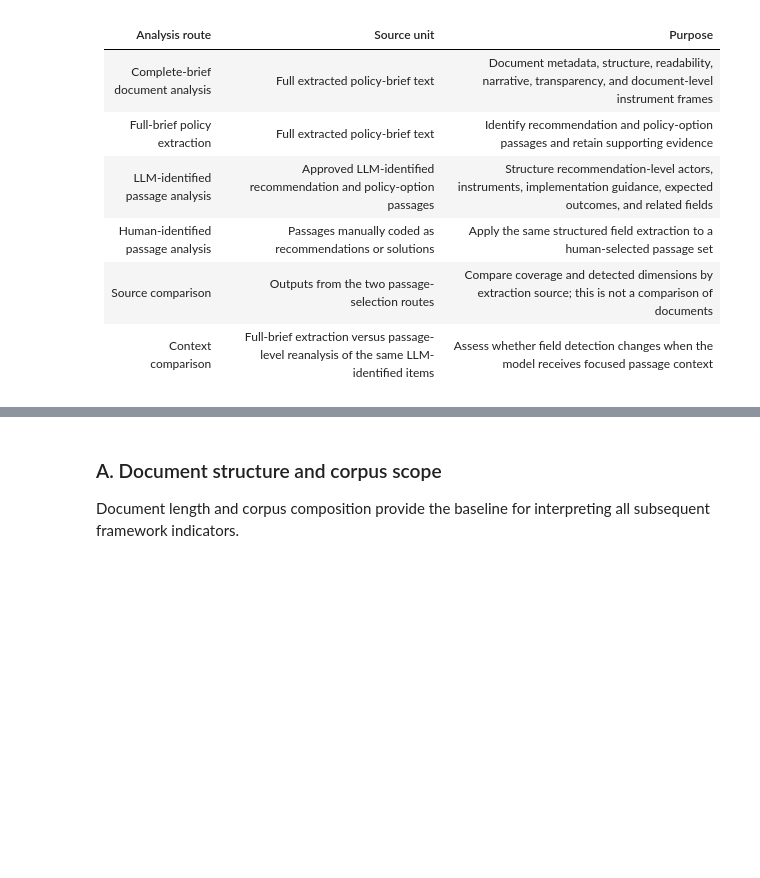
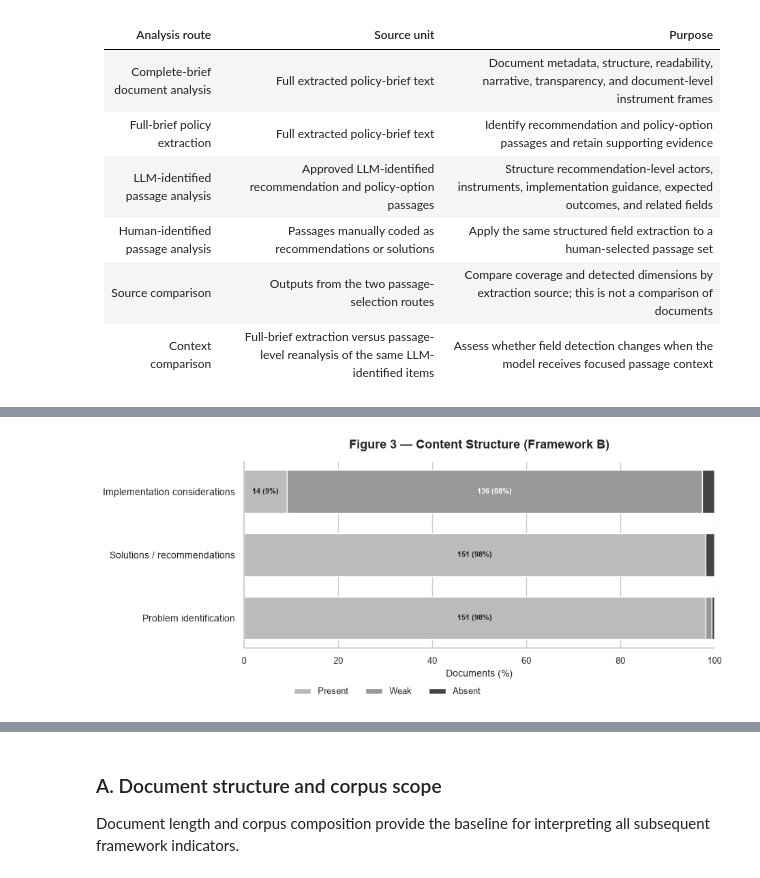
Before and after one commit to doschul/PolicyBriefAnalysis, a Jupyter notebook: policy_brief_analysis_integrated.ipynb, the cells around one changed output, grey strips where cells are left out. Cells and saved outputs as stored; diff of their text form; code cells hidden in the pictures; blank space fills up the shorter version.

```diff
--- a/policy_brief_analysis_integrated.ipynb
+++ b/policy_brief_analysis_integrated.ipynb
@@ -942,0 +584,78 @@ Image("fig8.png")
+# %%
+STATUS_COLORS = {
+    'present': C_AGREE,
+    'weak':    C_ACCENT,
+    'absent':  C_DISAGREE,
+}
+
+dims_b = [
+    ('B2_problem_identified',    'Problem identification'),
+    ('B3_solutions_status',      'Solutions (policy recommendations or policy options)'),
+    ('B4_implementation_status', 'Implementation considerations'),
+]
+
+N = len(analysis_df)
+available_b = [(c, t) for c, t in dims_b if c in analysis_df.columns]
+dim_labels  = [t for _, t in available_b]
+levels      = ['present', 'weak', 'absent']
+
+sns.set_context('notebook')
+fig, ax = plt.subplots(figsize=(10, 4.4))
+left = np.zeros(len(available_b), dtype=float)
+
+for level in levels:
+    counts = np.array([
+        int((analysis_df[col].astype(str).str.lower() == level).sum())
+        for col, _ in available_b
+    ])
+    pct = (counts / N) * 100 if N else np.zeros_like(counts, dtype=float)
+    bars = ax.barh(dim_labels, pct, left=left,
+                   color=STATUS_COLORS[level], edgecolor='white',
+                   label=level.capitalize(), height=0.68)
+    for bar, cnt in zip(bars, counts):
+        if cnt > 2 and bar.get_width() >= 8:
+            ax.text(
+                bar.get_x() + bar.get_width() / 2,
+                bar.get_y() + bar.get_height() / 2,
+                f'{cnt} ({cnt / N:.0%})',
+                ha='center', va='center', fontsize=8,
+                color='#222222' if level == 'present' else 'white',
+                fontweight='bold',
+            )
+    left = left + pct
+
+ax.set_xlim(0, 100)
+ax.set_yticks(np.arange(len(dim_labels)))
+ax.set_yticklabels([
+    'Problem identification',
+    'Solutions / recommendations',
+    'Implementation considerations',
+], fontsize=10)
+ax.set_xlabel('Documents (%)', fontsize=10)
+ax.tick_params(axis='x', labelsize=9)
+ax.set_title('Figure 3 — Content Structure (Framework B)', fontsize=13, fontweight='bold', pad=14)
+legend_handles, legend_labels = ax.get_legend_handles_labels()
+fig.legend(legend_handles, legend_labels, loc='lower center', ncol=3,
+           bbox_to_anchor=(0.5, 0.035), frameon=False, fontsize=9)
+fig.subplots_adjust(left=0.29, right=0.98, top=0.84, bottom=0.22)
+save_standalone(fig, 'fig3_content_structure_ai')
+plt.show()
+sns.set_context('talk')
+
+# Summary table
+rows_b = []
+for col, label in available_b:
+    s = analysis_df[col].astype(str).str.lower()
+    rows_b.append({
+        'Dimension':     label,
+        'Present (n)':   int((s == 'present').sum()),
+        'Present (%)':   f'{(s == "present").mean():.0%}',
+        'Weak (n)':      int((s == 'weak').sum()),
+        'Weak (%)':      f'{(s == "weak").mean():.0%}',
+        'Absent (n)':    int((s == 'absent').sum()),
+        'Absent (%)':    f'{(s == "absent").mean():.0%}',
+    })
+if rows_b:
+    display(pd.DataFrame(rows_b).set_index('Dimension'))
+# %% [output]
+[figure, added]
```
Also changed, not shown: parts of 50 cells of this notebook, 1 other file.
